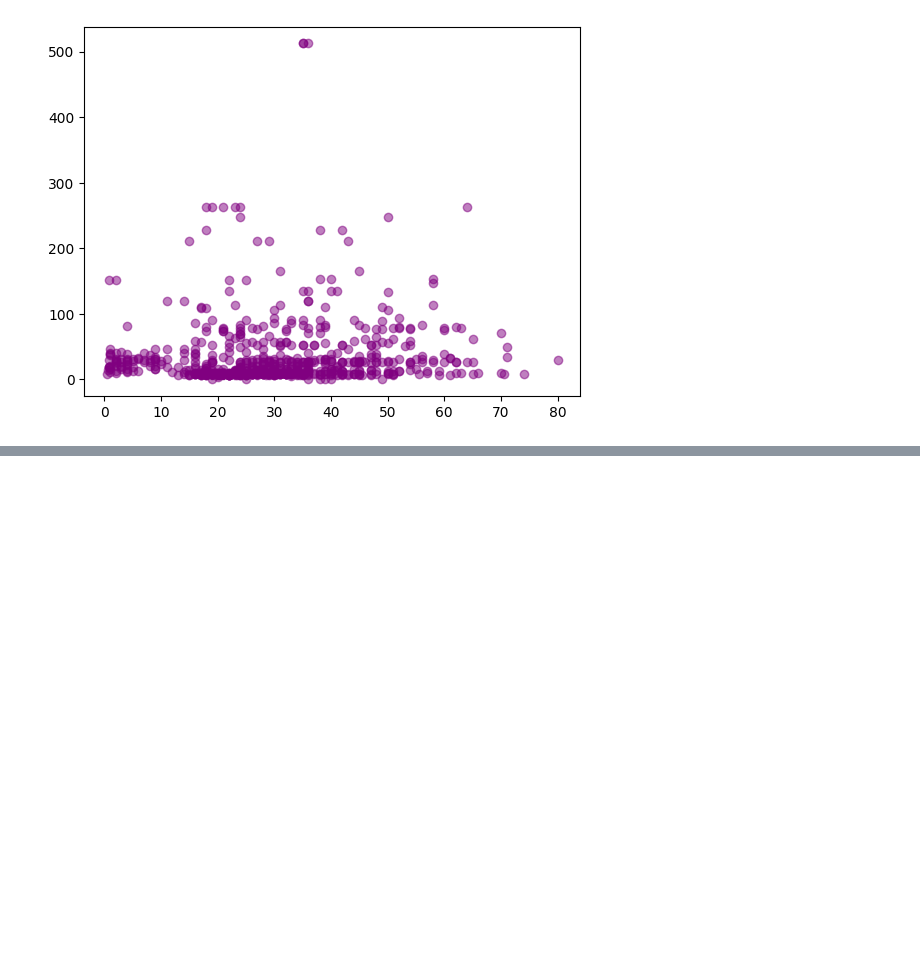
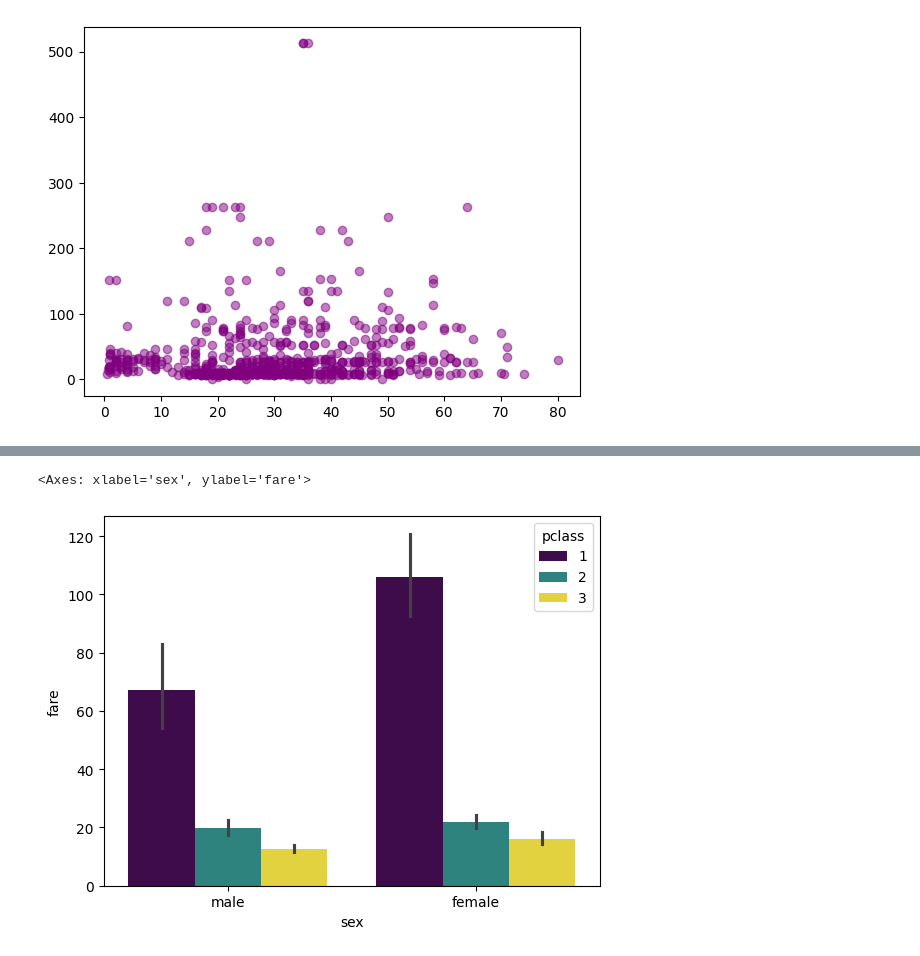
Before and after one commit to qasim697/python_ka_chilla, a Jupyter notebook: day_11/plot.ipynb, the cells around one changed output, grey strips where cells are left out. Saved outputs shown, nothing was run; the diff lists cells and outputs as text; code cells hidden in the pictures; blank space fills up the shorter version.

```diff
--- a/day_11/plot.ipynb
+++ b/day_11/plot.ipynb
@@ -79,0 +83,5 @@ viridis
+# %%
+sns.barplot(x='sex', y='fare', hue='pclass', data=kashti, palette='viridis')
+# %% [output]
+<Axes: xlabel='sex', ylabel='fare'>
+[figure, added]
```
Also changed, not shown: parts of 8 cells of this notebook.
